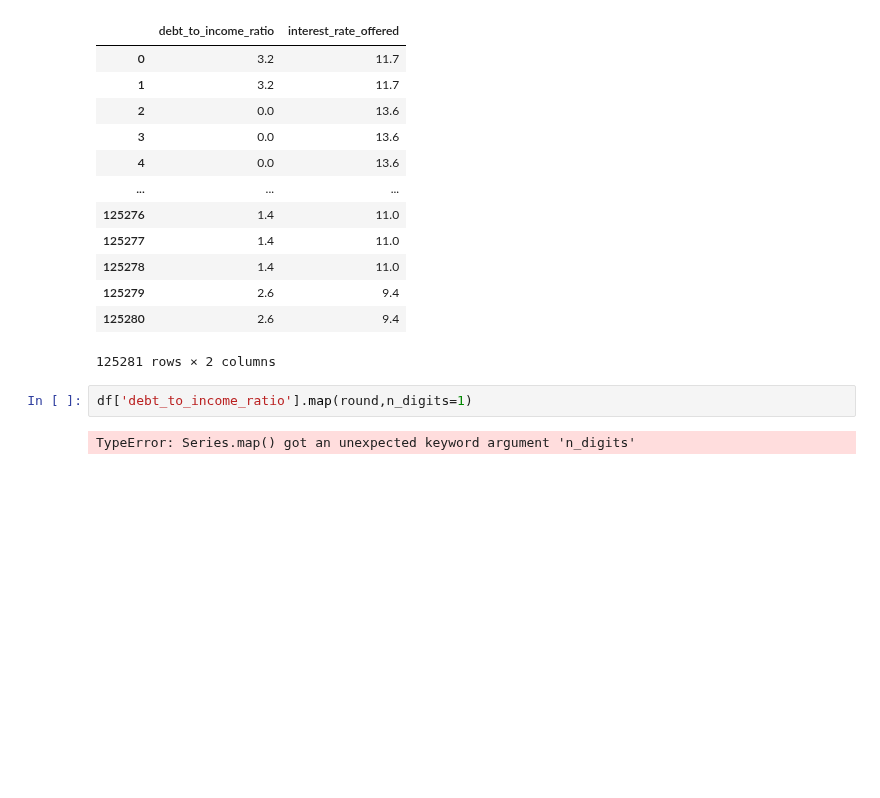
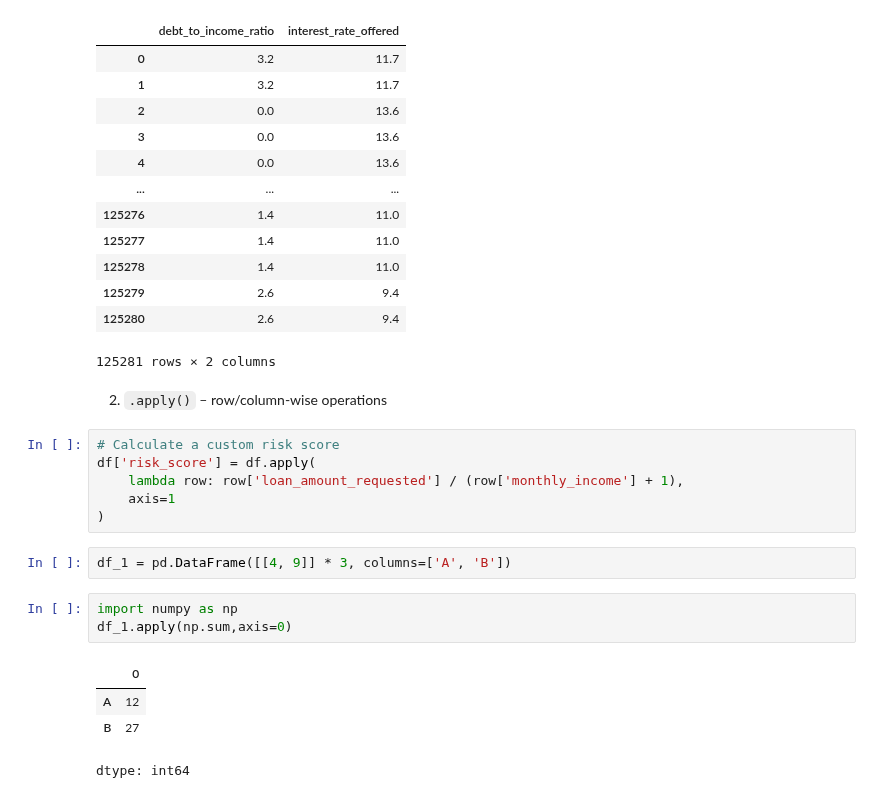
Before and after one commit to svgoudar/My-Data-Science-Roadmap, a Jupyter notebook: Pandas_and_Numpy/Panda/5.Data Transformation.ipynb, the cells around one changed output. Drawn from its saved outputs; the diff is of its cells as text; blank space fills up the shorter version.

```diff
--- a/Pandas_and_Numpy/Panda/5.Data Transformation.ipynb
+++ b/Pandas_and_Numpy/Panda/5.Data Transformation.ipynb
@@ -71,7 +69,21 @@ df_1.map(round,ndigits=1)
 | 125279 | 2.6 | 9.4 |
 | 125280 | 2.6 | 9.4 |
 125281 rows × 2 columns
-# %%
-df['debt_to_income_ratio'].map(round,n_digits=1)
-# %% [output]
-TypeError: Series.map() got an unexpected keyword argument 'n_digits'
+# %% [markdown]
+2. `.apply()` – row/column-wise operations
+# %%
+# Calculate a custom risk score
+df['risk_score'] = df.apply(
+    lambda row: row['loan_amount_requested'] / (row['monthly_income'] + 1),
+    axis=1
+)
+# %%
+df_1 = pd.DataFrame([[4, 9]] * 3, columns=['A', 'B'])
+# %%
+import numpy as np
+df_1.apply(np.sum,axis=0)
+# %% [output]
+|  | 0 |
+| A | 12 |
+| B | 27 |
+dtype: int64
```
Also changed, not shown: parts of 4 cells of this notebook.
